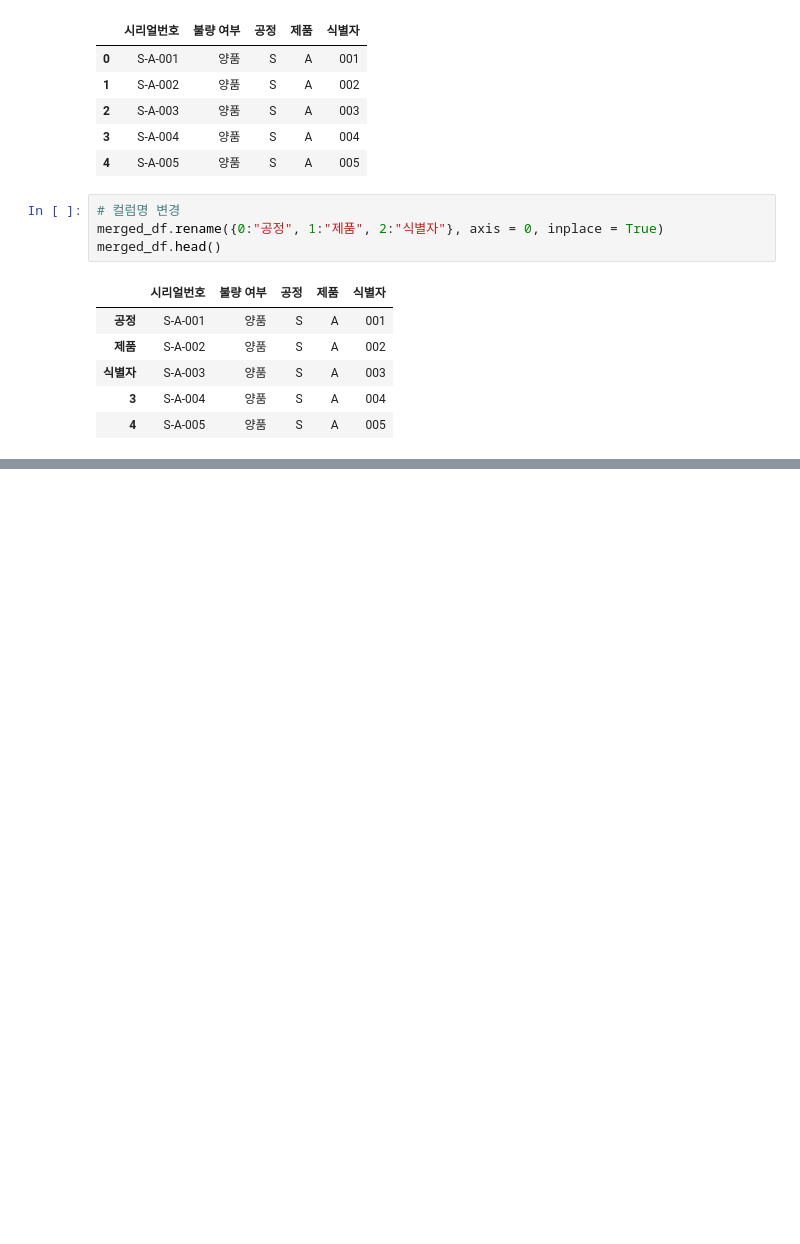
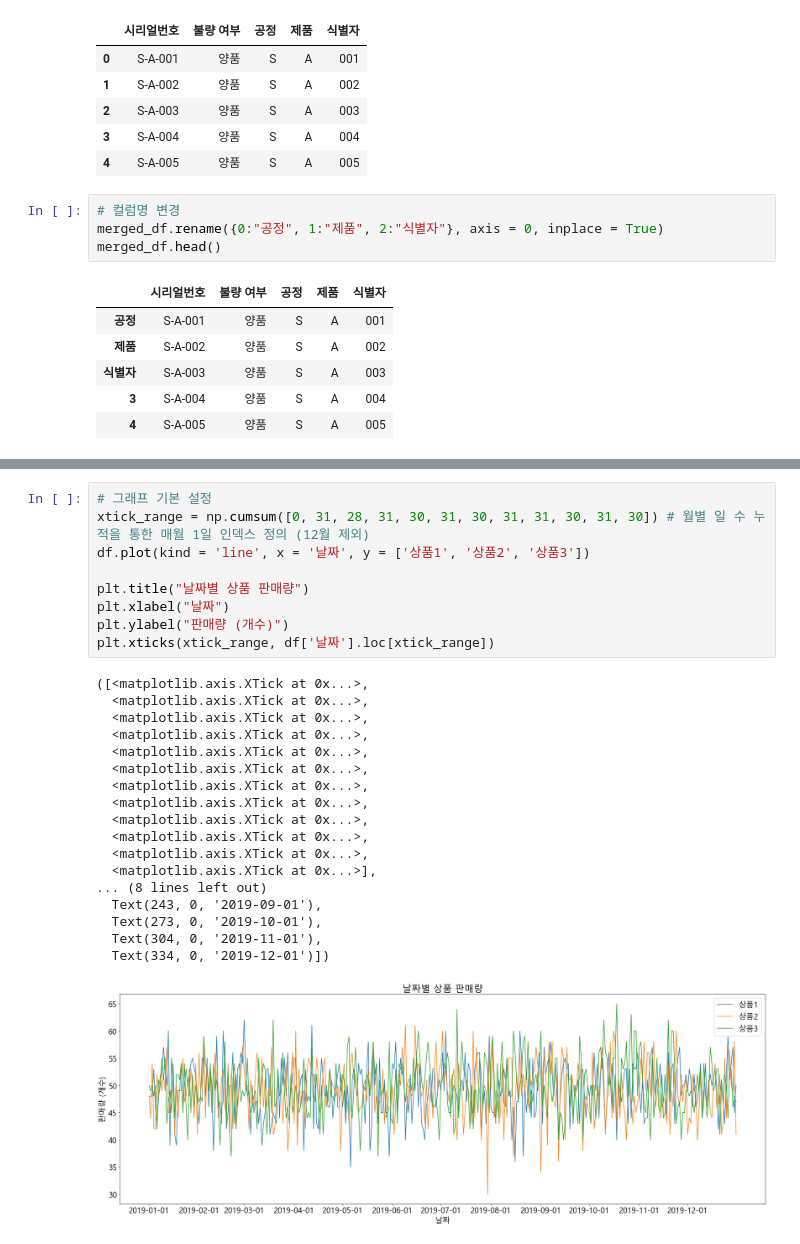
Before and after one commit to Huni0318/preprocessing, a Jupyter notebook: 07. 연습/practice1.ipynb, the cells around one changed output, grey strips where cells are left out. Cells and saved outputs as stored; diff of their text form; blank space fills up the shorter version.

```diff
--- a/07. 연습/practice1.ipynb
+++ b/07. 연습/practice1.ipynb
@@ -326,0 +370,28 @@ merged_df.head()
+# %%
+# 그래프 기본 설정
+xtick_range = np.cumsum([0, 31, 28, 31, 30, 31, 30, 31, 31, 30, 31, 30]) # 월별 일 수 누적을 통한 매월 1일 인덱스 정의 (12월 제외)
+df.plot(kind = 'line', x = '날짜', y = ['상품1', '상품2', '상품3'])
+
+plt.title("날짜별 상품 판매량")
+plt.xlabel("날짜")
+plt.ylabel("판매량 (개수)")
+plt.xticks(xtick_range, df['날짜'].loc[xtick_range])
+# %% [output]
+([<matplotlib.axis.XTick at 0x...>,
+  <matplotlib.axis.XTick at 0x...>,
+  <matplotlib.axis.XTick at 0x...>,
+  <matplotlib.axis.XTick at 0x...>,
+  <matplotlib.axis.XTick at 0x...>,
+  <matplotlib.axis.XTick at 0x...>,
+  <matplotlib.axis.XTick at 0x...>,
+  <matplotlib.axis.XTick at 0x...>,
+  <matplotlib.axis.XTick at 0x...>,
+  <matplotlib.axis.XTick at 0x...>,
+  <matplotlib.axis.XTick at 0x...>,
+  <matplotlib.axis.XTick at 0x...>],
+... (8 lines left out)
+  Text(243, 0, '2019-09-01'),
+  Text(273, 0, '2019-10-01'),
+  Text(304, 0, '2019-11-01'),
+  Text(334, 0, '2019-12-01')])
+[figure, added]
```
Also changed, not shown: parts of 5 cells of this notebook.
